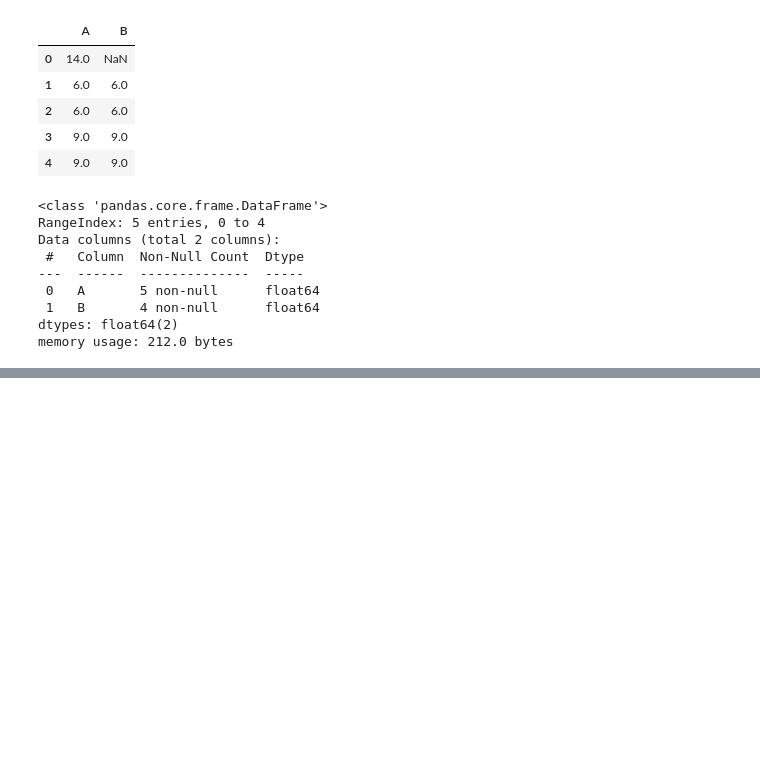
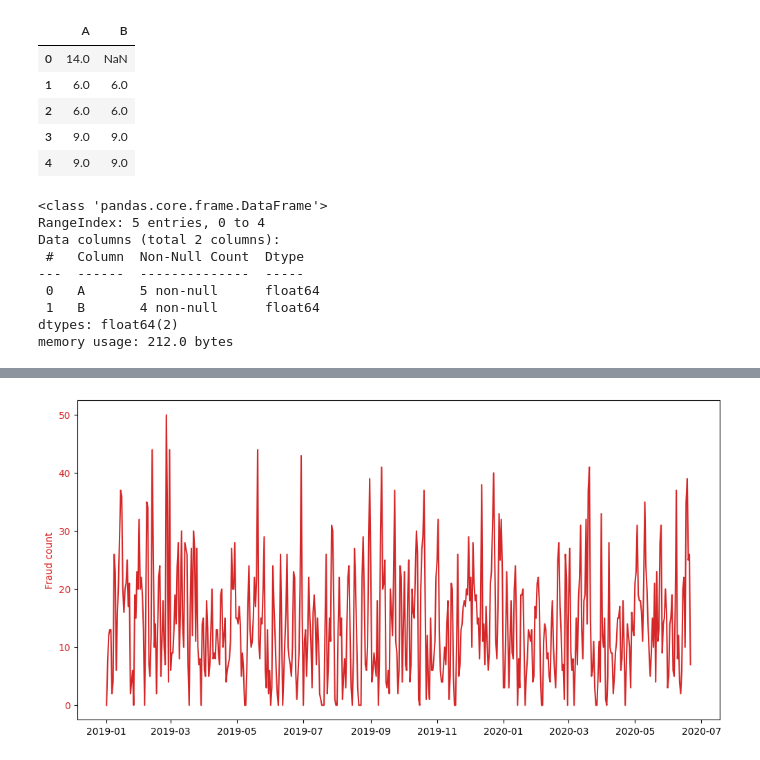
Before and after one commit to muzu1232005/iitm-meritius-ml-clsftion-ws1, a Jupyter notebook: test_work.ipynb, the cells around one changed output, grey strips where cells are left out. Drawn from its saved outputs; the diff is of its cells as text; code cells hidden in the pictures; blank space fills up the shorter version.

```diff
--- a/test_work.ipynb
+++ b/test_work.ipynb
@@ -55,0 +138,15 @@ memory usage: 212.0 bytes
+# %%
+# Fraud trends over time
+# Ensure datetime parsing
+fraud_txn_df = pd.read_csv("fraud_txn.csv")
+
+fraud_txn_df['trans_date_trans_time'] = pd.to_datetime(fraud_txn_df['trans_date_trans_time'], errors='coerce')
+print("Fraud data shape : ",fraud_txn_df['trans_date_trans_time'].shape)
+
+# Drop rows with invalid timestamps or fraud flag
+fraud_txn_time_dat_df = fraud_txn_df.dropna(subset=['trans_date_trans_time', 'is_fraud'])
+
+# Set time-based index for easy resampling
+fraud_txn_time_dat_df = fraud_txn_time_dat_df.set_index('trans_date_trans_time')
+
+print("Fraud data shape after indexing : ",fraud_txn_df['trans_date_trans_time'].shape)
@@ -55,0 +167,3 @@ memory usage: 212.0 bytes
+# %%
+daily = fraud_txn_time_dat_df.groupby(pd.Grouper(freq='D'))['is_fraud'].agg(['sum', 'count'])
+daily.head()
@@ -55,0 +178,7 @@ memory usage: 212.0 bytes
+# %%
+daily.rename(columns={'sum': 'fraud_count', 'count': 'total_count'}, inplace=True)
+# rate of fraud count i.e. (sum of fraud count per time instance of day) / (total transactions per the same time instance of day)
+daily['fraud_rate'] = daily['fraud_count'] / daily['total_count']
+
+print(daily.head())
+print(daily.count)
@@ -55,0 +203,9 @@ memory usage: 212.0 bytes
+# %%
+# Plot fraud count and rate over time
+fig, ax1 = plt.subplots(figsize=(12,6))
+
+ax1.plot(daily.index, daily['fraud_count'], color='tab:red', label='Fraud count (daily)')
+ax1.set_ylabel('Fraud count', color='tab:red')
+ax1.tick_params(axis='y', labelcolor='tab:red')
+# %% [output]
+[figure, added]
```
Also changed, not shown: parts of 8 cells of this notebook, 1 other file.
